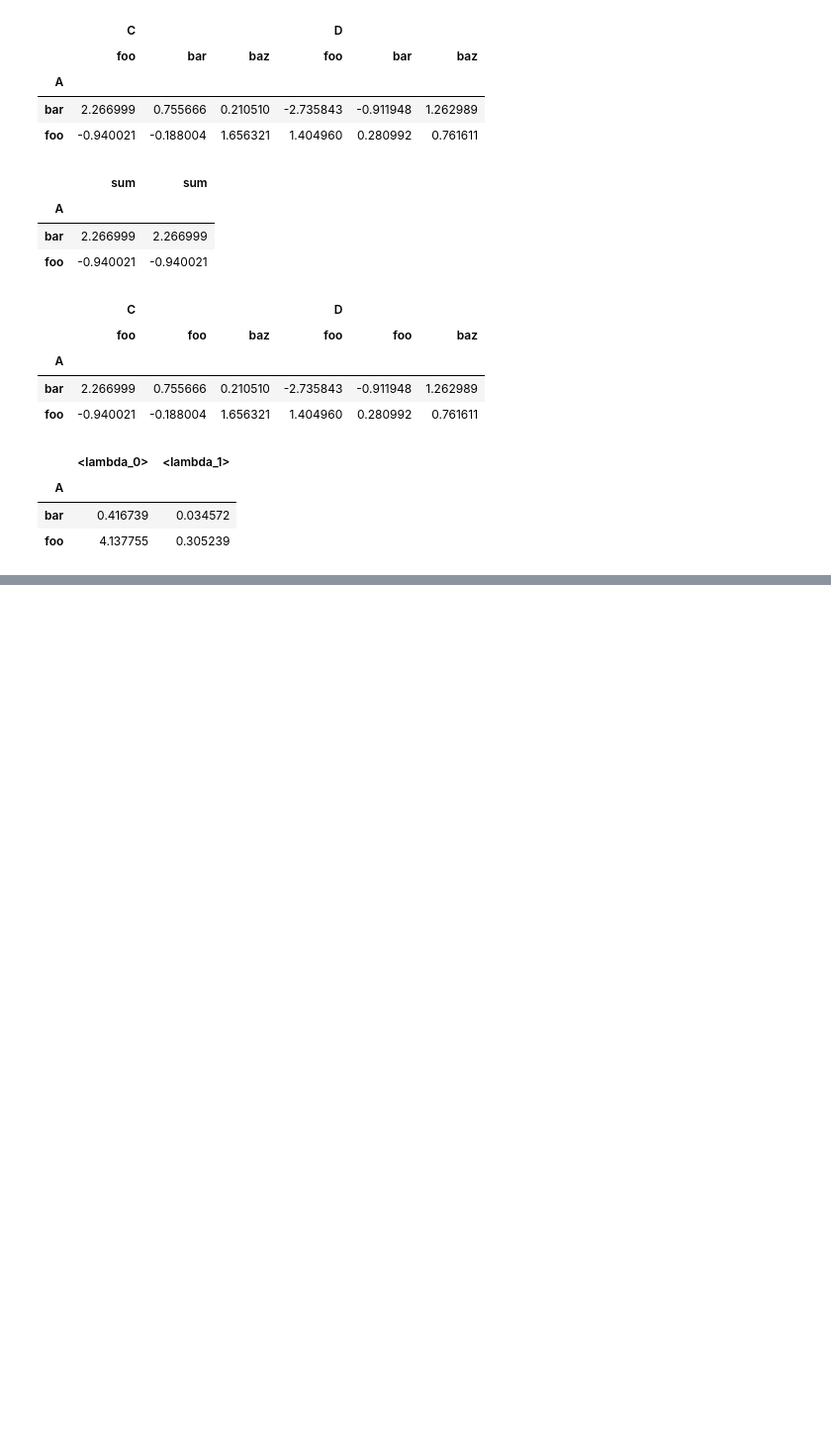
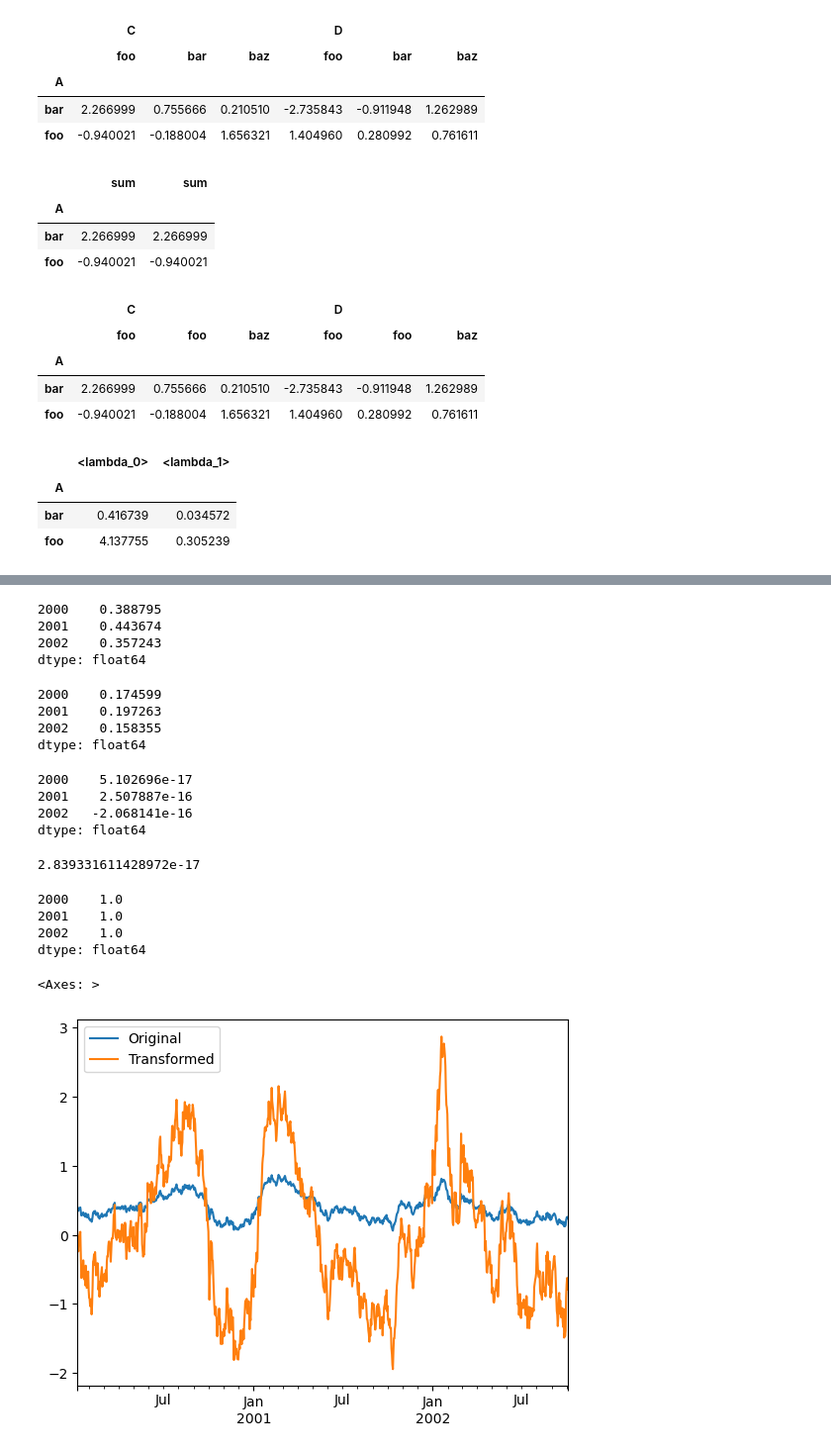
Before and after one commit to ilyak93/self-studying, a Jupyter notebook: DataEngineering/pandas/pandas_groupby.ipynb, the cells around one changed output, grey strips where cells are left out. Shown at 99% size. Saved outputs shown, nothing was run; the diff lists cells and outputs as text; code cells hidden in the pictures; blank space fills up the shorter version.

```diff
--- a/DataEngineering/pandas/pandas_groupby.ipynb
+++ b/DataEngineering/pandas/pandas_groupby.ipynb
@@ -1086,0 +1163,6 @@ grouped.agg({"C": "sum", "D": "std"})
+# %%
+index = pd.date_range("10/1/1999", periods=1100)
+
+ts = pd.Series(np.random.normal(0.5, 2, 1100), index)
+
+ts.head()
@@ -1086,0 +1176,4 @@ grouped.agg({"C": "sum", "D": "std"})
+# %%
+ts = ts.rolling(window=100, min_periods=100).mean().dropna()
+
+ts.head()
@@ -1086,0 +1196,6 @@ grouped.agg({"C": "sum", "D": "std"})
+# %%
+transformed = ts.groupby(lambda x: x.year).transform(
+
+    lambda x: (x - x.mean()) / x.std()
+
+)
@@ -1086,0 +1220,47 @@ grouped.agg({"C": "sum", "D": "std"})
+# %%
+# Original Data
+
+grouped = ts.groupby(lambda x: x.year)
+
+grouped.mean()
+# %% [output]
+2000    0.388795
+2001    0.443674
+2002    0.357243
+dtype: float64
+# %%
+grouped.std()
+# %% [output]
+2000    0.174599
+2001    0.197263
+2002    0.158355
+dtype: float64
+# %%
+# Transformed Data
+
+grouped_trans = transformed.groupby(lambda x: x.year)
+
+grouped_trans.mean()
+# %% [output]
+2000    5.102696e-17
+2001    2.507887e-16
+2002   -2.068141e-16
+dtype: float64
+# %%
+transformed.mean()
+# %% [output]
+2.839331611428972e-17
+# %%
+grouped_trans.std()
+# %% [output]
+2000    1.0
+2001    1.0
+2002    1.0
+dtype: float64
+# %%
+compare = pd.DataFrame({"Original": ts, "Transformed": transformed})
+
+compare.plot()
+# %% [output]
+<Axes: >
+[figure, added]
```
Also changed, not shown: parts of 48 cells of this notebook.
